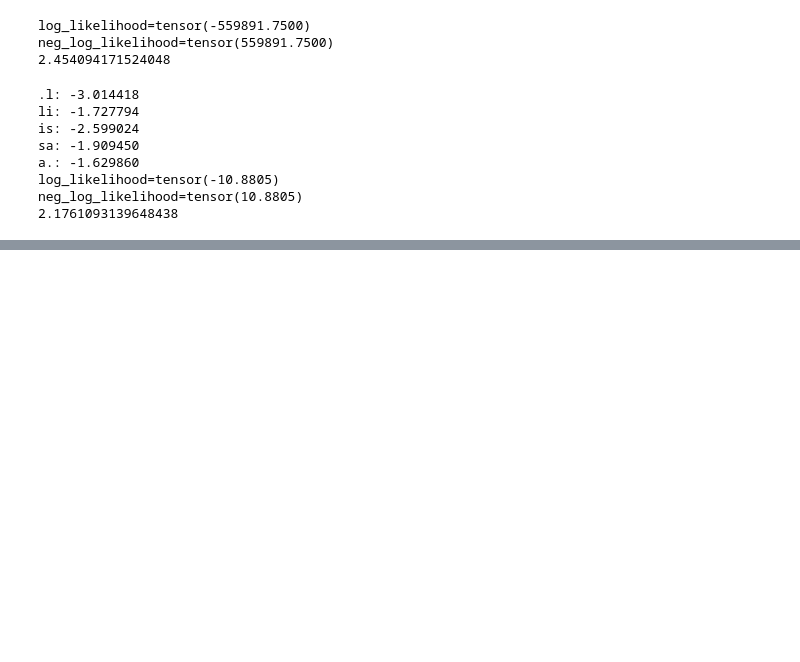
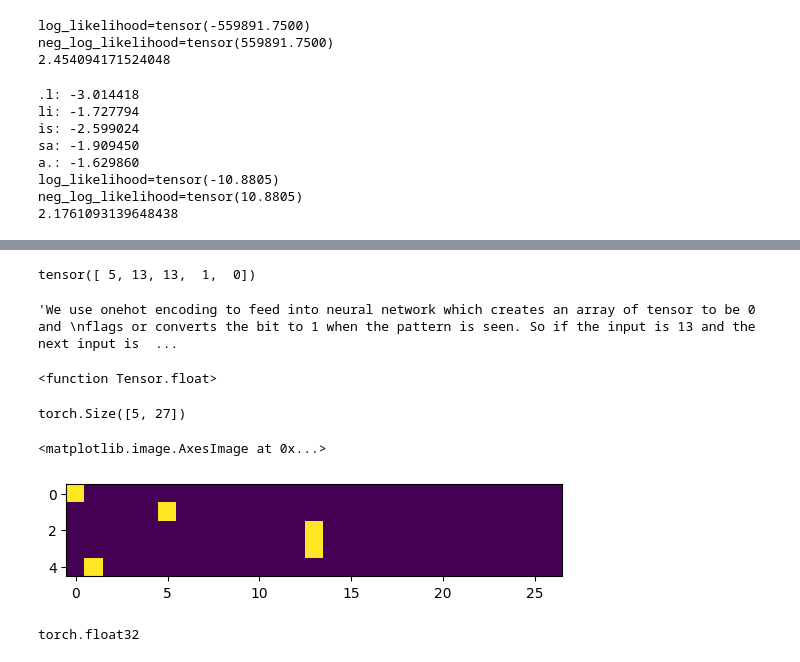
Before and after one commit to Pranav-Sharma717/Neural-Net-implementation, a Jupyter notebook: Language Model.ipynb, the cells around one changed output, grey strips where cells are left out. Saved outputs shown, nothing was run; the diff lists cells and outputs as text; code cells hidden in the pictures; blank space fills up the shorter version.

```diff
--- a/Language Model.ipynb
+++ b/Language Model.ipynb
@@ -505,0 +514,15 @@ neg_log_likelihood=tensor(10.8805)
+# %%
+# Create a training set of all the bigrams
+
+xs, ys = [],[]
+for w in words[:1]:
+    chs = ['.']+list(w)+['.']
+    for ch1,ch2 in zip(chs,chs[1:]):
+        ix1 = stoi[ch1]
+        ix2 = stoi[ch2]
+        # print(ch1,ch2)
+        xs.append(ix1)
+        ys.append(ix2)
+
+xs = torch.tensor(xs)
+ys = torch.tensor(ys)
@@ -505,0 +533,4 @@ neg_log_likelihood=tensor(10.8805)
+# %%
+ys
+# %% [output]
+tensor([ 5, 13, 13,  1,  0])
@@ -505,0 +540,22 @@ neg_log_likelihood=tensor(10.8805)
+# %%
+'''We use onehot encoding to feed into neural network which creates an array of tensor to be 0 and
+flags or converts the bit to 1 when the pattern is seen. So if the input is 13 and the next input is 13, it would
+flag 1 which indicates that there is a high probability that the next charachter is encoded as 13'''
+#We can directly import onehot encoding in pytorch
+# %% [output]
+'We use onehot encoding to feed into neural network which creates an array of tensor to be 0 and \nflags or converts the bit to 1 when the pattern is seen. So if the input is 13 and the next input is  ...
+# %%
+import torch.nn.functional as F
+F.one_hot(xs, num_classes=27).float
+# %% [output]
+<function Tensor.float>
+# %%
+xenc = F.one_hot(xs,num_classes = 27).float()
+xenc.shape
+# %% [output]
+torch.Size([5, 27])
+# %%
+plt.imshow(xenc)
+# %% [output]
+<matplotlib.image.AxesImage at 0x...>
+[figure, added]
@@ -505,0 +564,4 @@ neg_log_likelihood=tensor(10.8805)
+# %%
+xenc.dtype
+# %% [output]
+torch.float32
```
Also changed, not shown: parts of 41 cells of this notebook.
